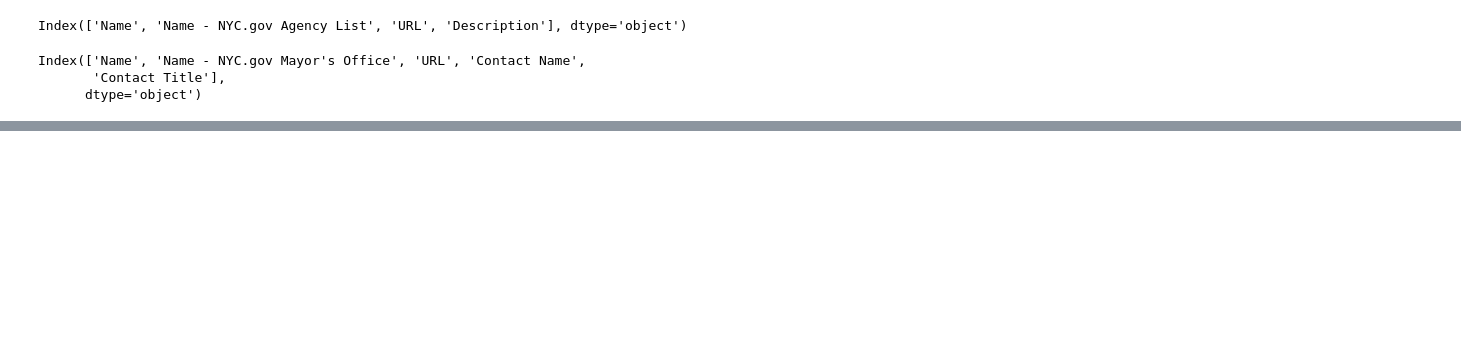
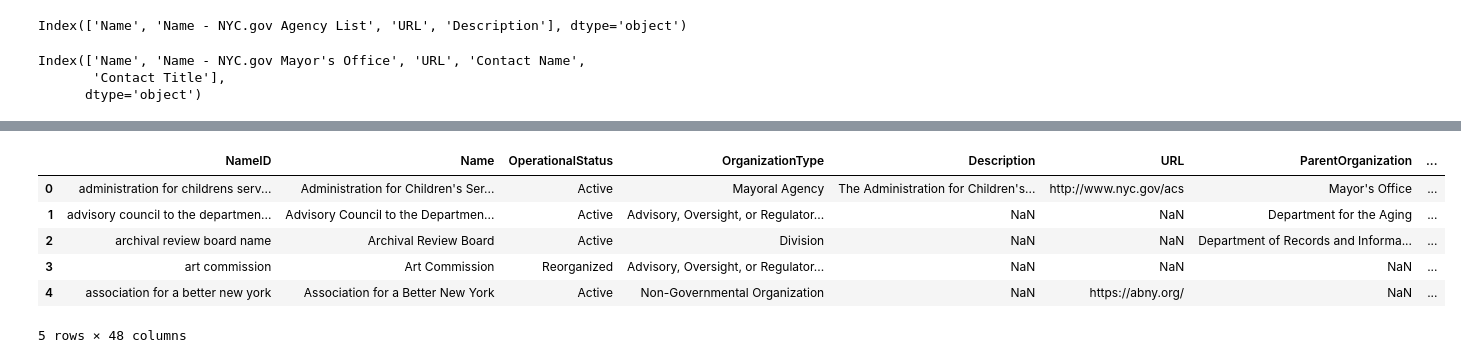
Before and after one commit to MODA-NYC/Agency-Name-Project, a Jupyter notebook: Agency_Name_Project.ipynb, the cells around one changed output, grey strips where cells are left out. Saved outputs shown, nothing was run; the diff lists cells and outputs as text; code cells hidden in the pictures; blank space fills up the shorter version.

```diff
--- a/Agency_Name_Project.ipynb
+++ b/Agency_Name_Project.ipynb
@@ -1228,0 +1938,6 @@ agency_name_export.shape
+# %%
+# File path
+file_path = '/content/drive/MyDrive/Projects/ODA/Agency Name Project/Output/press_contacts_clean.csv'
+
+# Read the CSV file
+press_contacts_clean = pd.read_csv(file_path)
@@ -1228,0 +1977,20 @@ agency_name_export.shape
+# %%
+# Assuming nyc_agencies_final and press_contacts_clean are already loaded
+
+# Merge the dataframes
+merged_df = pd.merge(nyc_agencies_final, press_contacts_clean, on='Name', how='left')
+
+# Rename the AgencyName column
+merged_df = merged_df.rename(columns={'AgencyName': 'Name - Agency Press Contact'})
+
+# Define the new column order
+new_column_order = (
+    nyc_agencies_final.columns.tolist()[:nyc_agencies_final.columns.get_loc('PrincipalOfficerTitle') + 1] +
+    ['PressContactName', 'PressContactTitle', 'PressContactEmail', 'PressContactPhone', 'GeneralInfoEmail', 'GeneralInfoPhone'] +
+    nyc_agencies_final.columns.tolist()[nyc_agencies_final.columns.get_loc('PrincipalOfficerTitle') + 1:nyc_agencies_final.columns.get_loc('Name - Checkbook') + 1] +
+    ['Name - Agency Press Contact'] +
+    nyc_agencies_final.columns.tolist()[nyc_agencies_final.columns.get_loc('Name - Checkbook') + 1:]
+)
+
+# Reorder the columns
+nyc_agencies_final = merged_df[new_column_order]
@@ -1228,0 +2016,10 @@ agency_name_export.shape
+# %%
+nyc_agencies_final.head()
+# %% [output]
+|  | NameID | Name | OperationalStatus | OrganizationType | Description | URL | ParentOrganization | ... |
+| 0 | administration for childrens serv... | Administration for Children's Ser... | Active | Mayoral Agency | The Administration for Children's... | http://www.nyc.gov/acs | Mayor's Office | ... |
+| 1 | advisory council to the departmen... | Advisory Council to the Departmen... | Active | Advisory, Oversight, or Regulator... | NaN | NaN | Department for the Aging | ... |
+| 2 | archival review board name | Archival Review Board | Active | Division | NaN | NaN | Department of Records and Informa... | ... |
+| 3 | art commission | Art Commission | Reorganized | Advisory, Oversight, or Regulator... | NaN | NaN | NaN | ... |
+| 4 | association for a better new york | Association for a Better New York | Active | Non-Governmental Organization | NaN | https://abny.org/ | NaN | ... |
+5 rows × 48 columns
```
Also changed, not shown: parts of 106 cells of this notebook.
